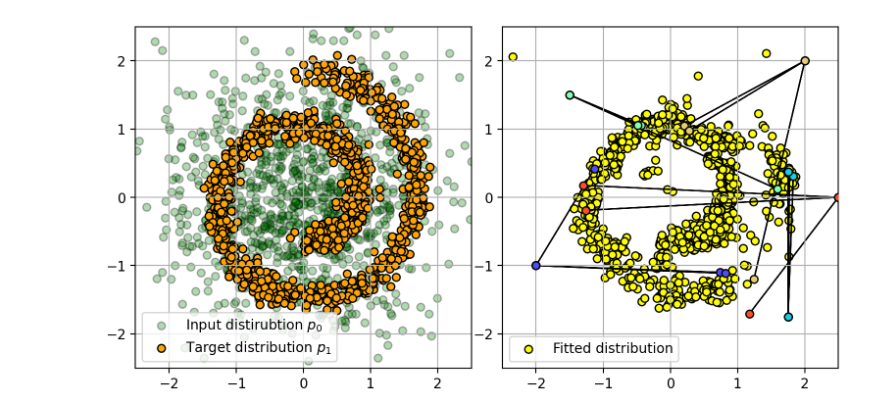
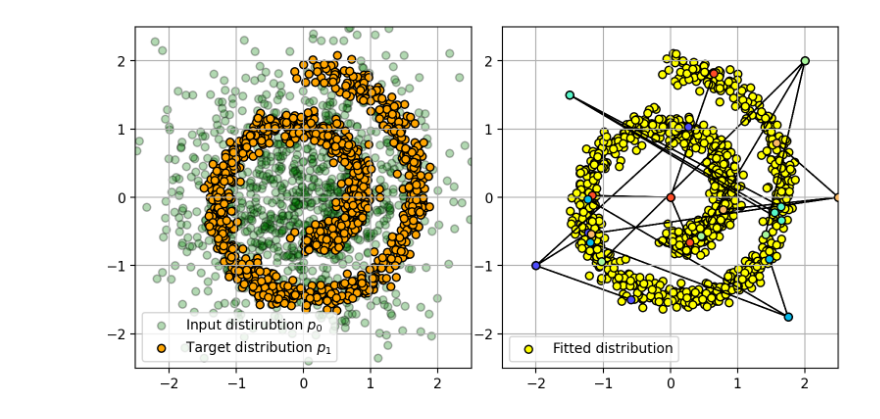
Before and after one commit to MuXauJl11110/EBiEOT, a Jupyter notebook: notebooks/swiss_roll_plot.ipynb, the cells around one changed output. Saved outputs shown, nothing was run; the diff lists cells and outputs as text; code cells hidden in the pictures.

```diff
--- a/notebooks/swiss_roll_plot.ipynb
+++ b/notebooks/swiss_roll_plot.ipynb
@@ -16,10 +16,12 @@ from src.distributions import StandardNormalSampler, SwissRollSampler
 from src.light_gcot import LightGCOT
 # %%
 models = []
-m_potentials = 5
+m_potentials = 10
+n_potentials = 500
+epsilon = 0.002
 
-for eps in [0.002]:
-    EXP_NAME = f"LightGCOT_Swiss_Roll_EPSILON_{eps}_M_{m_potentials}_with_cost"
+for eps in [epsilon]:
+    EXP_NAME = f"LightGCOT_Swiss_Roll_EPSILON_{eps}_N_{n_potentials}_M_{m_potentials}_with_cost"
     OUTPUT_PATH = "../checkpoints/{}".format(EXP_NAME)
     D = LightGCOT(
         x_dim=2,
@@ -36,7 +38,7 @@ for eps in [0.002]:
 X_sampler = StandardNormalSampler(dim=2, device="cpu")
 Y_sampler = SwissRollSampler(dim=2, device="cpu")
 # %%
-NUM_STARTING_POINTS = 5
+NUM_STARTING_POINTS = 6
 # %%
 colors_chosen = cm.rainbow(np.linspace(0.1, 0.9, NUM_STARTING_POINTS))
 # %%
@@ -52,7 +54,7 @@ for ax in axes:
 
 x_samples = X_sampler.sample(1024)
 y_samples = Y_sampler.sample(1024)
-tr_samples = torch.tensor([[-2.0, -1.0], [1.75, -1.75], [-1.5, 1.5], [2, 2], [2.5, 0]])
+tr_samples = torch.tensor([[-2.0, -1.0], [1.75, -1.75], [-1.5, 1.5], [2, 2], [2.5, 0], [0.0, 0.0]])
 
 tr_samples = tr_samples[None].repeat(3, 1, 1).reshape(3 * NUM_STARTING_POINTS, 2)
 
@@ -82,31 +84,31 @@ for ax, model in zip(axes[1:], models):
                 color=colors_chosen[j],
                 s=32,
                 # label=r"Trajectory start ($x \sim p_0$)",
                 zorder=3,
                 edgecolors="black",
             )
             ax.scatter(
                 point_pred[0],
                 point_pred[1],
                 color=colors_chosen[j],
                 s=32,
                 # label=r"Trajectory end ($x \sim p_1$)",
                 zorder=3,
                 edgecolors="black",
             )
             ax.arrow(
                 point[0],
                 point[1],
                 point_pred[0] - point[0],
                 point_pred[1] - point[1],
             )
 
 
 for ax in axes:
     ax.set_xlim([-2.5, 2.5])
     ax.set_ylim([-2.5, 2.5])
     ax.legend(loc="lower left")
 
 fig.tight_layout(pad=0.1)
 # %% [output]
-[figure, old version]
+[figure, new version]
```
Also changed, not shown: 3 other files.
